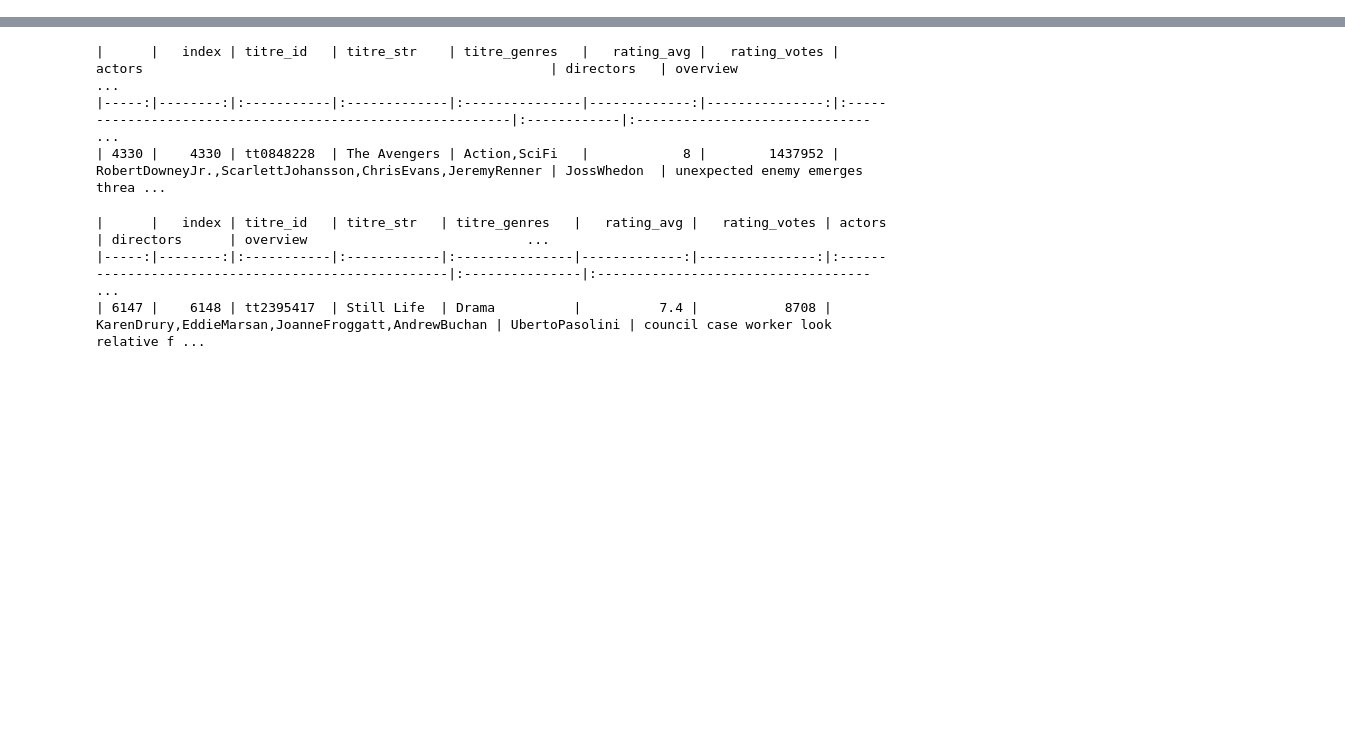
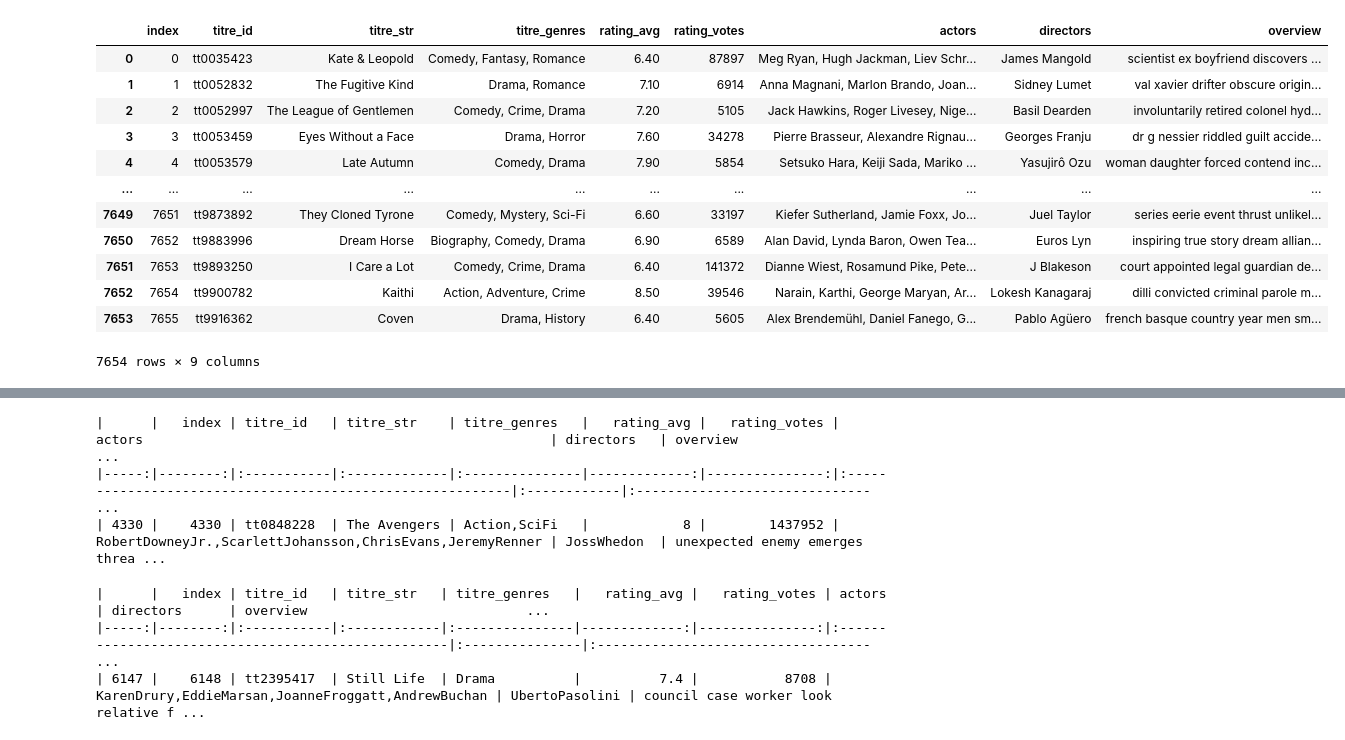
Before and after one commit to Morgan-DCL/project_2, a Jupyter notebook: ML.ipynb, the cells around one changed output, grey strips where cells are left out. Drawn from its saved outputs; the diff is of its cells as text; code cells hidden in the pictures; blank space fills up the shorter version.

```diff
--- a/ML.ipynb
+++ b/ML.ipynb
@@ -49,0 +96,16 @@ df = datas.get_machine_learning_dataframe(
+# %%
+df
+# %% [output]
+|  | index | titre_id | titre_str | titre_genres | rating_avg | rating_votes | actors | directors | overview |
+| 0 | 0 | tt0035423 | Kate & Leopold | Comedy, Fantasy, Romance | 6.40 | 87897 | Meg Ryan, Hugh Jackman, Liev Schr... | James Mangold | scientist ex boyfriend discovers ... |
+| 1 | 1 | tt0052832 | The Fugitive Kind | Drama, Romance | 7.10 | 6914 | Anna Magnani, Marlon Brando, Joan... | Sidney Lumet | val xavier drifter obscure origin... |
+| 2 | 2 | tt0052997 | The League of Gentlemen | Comedy, Crime, Drama | 7.20 | 5105 | Jack Hawkins, Roger Livesey, Nige... | Basil Dearden | involuntarily retired colonel hyd... |
+| 3 | 3 | tt0053459 | Eyes Without a Face | Drama, Horror | 7.60 | 34278 | Pierre Brasseur, Alexandre Rignau... | Georges Franju | dr g nessier riddled guilt accide... |
+| 4 | 4 | tt0053579 | Late Autumn | Comedy, Drama | 7.90 | 5854 | Setsuko Hara, Keiji Sada, Mariko ... | Yasujirô Ozu | woman daughter forced contend inc... |
+| ... | ... | ... | ... | ... | ... | ... | ... | ... | ... |
+| 7649 | 7651 | tt9873892 | They Cloned Tyrone | Comedy, Mystery, Sci-Fi | 6.60 | 33197 | Kiefer Sutherland, Jamie Foxx, Jo... | Juel Taylor | series eerie event thrust unlikel... |
+| 7650 | 7652 | tt9883996 | Dream Horse | Biography, Comedy, Drama | 6.90 | 6589 | Alan David, Lynda Baron, Owen Tea... | Euros Lyn | inspiring true story dream allian... |
+| 7651 | 7653 | tt9893250 | I Care a Lot | Comedy, Crime, Drama | 6.40 | 141372 | Dianne Wiest, Rosamund Pike, Pete... | J Blakeson | court appointed legal guardian de... |
+| 7652 | 7654 | tt9900782 | Kaithi | Action, Adventure, Crime | 8.50 | 39546 | Narain, Karthi, George Maryan, Ar... | Lokesh Kanagaraj | dilli convicted criminal parole m... |
+| 7653 | 7655 | tt9916362 | Coven | Drama, History | 6.40 | 5605 | Alex Brendemühl, Daniel Fanego, G... | Pablo Agüero | french basque country year men sm... |
+7654 rows × 9 columns
```
Also changed, not shown: parts of 18 cells of this notebook, 4 other files.
